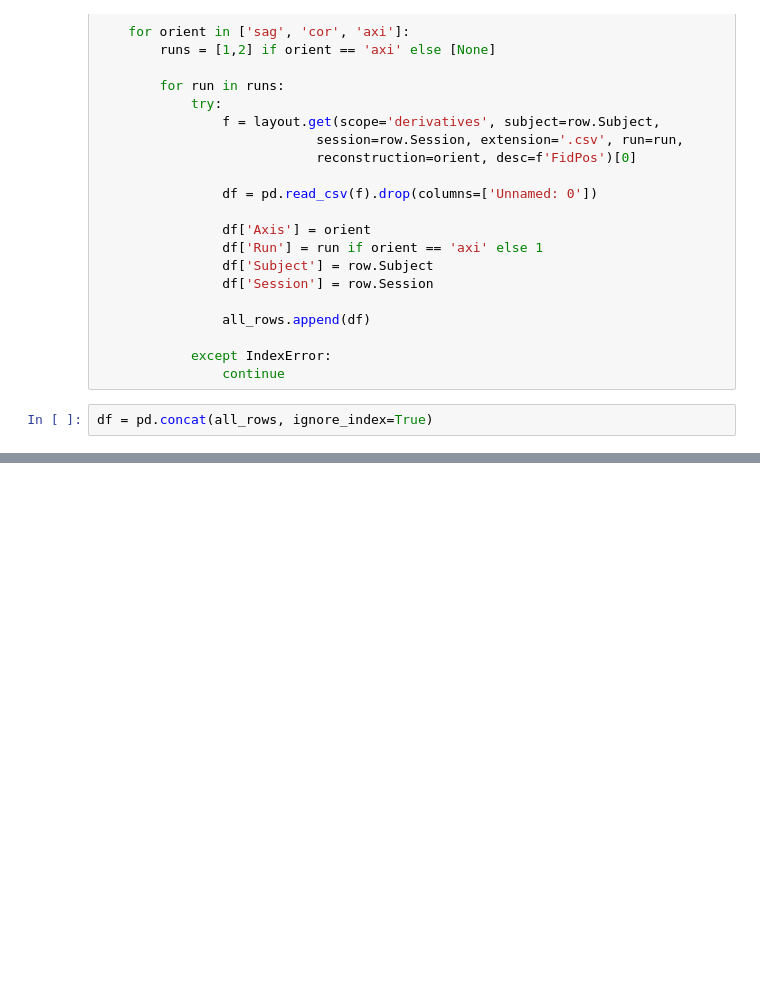
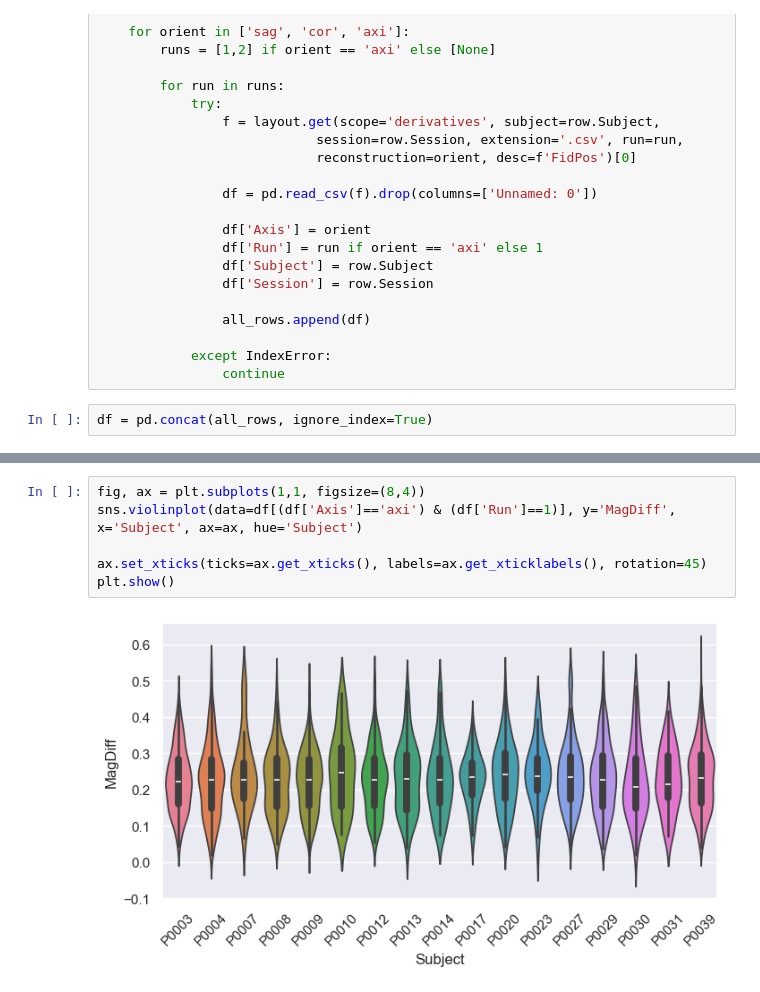
Before and after one commit to UNITY-Physics/unity_qa_paper, a Jupyter notebook: notebooks/distortions.ipynb, the cells around one changed output, grey strips where cells are left out. Cells and saved outputs as stored; diff of their text form; blank space fills up the shorter version.

```diff
--- a/notebooks/distortions.ipynb
+++ b/notebooks/distortions.ipynb
@@ -74,0 +216,8 @@ dtype: object
+# %%
+fig, ax = plt.subplots(1,1, figsize=(8,4))
+sns.violinplot(data=df[(df['Axis']=='axi') & (df['Run']==1)], y='MagDiff', x='Subject', ax=ax, hue='Subject')
+
+ax.set_xticks(ticks=ax.get_xticks(), labels=ax.get_xticklabels(), rotation=45)
+plt.show()
+# %% [output]
+[figure, added]
```
Also changed, not shown: parts of 30 cells of this notebook.
